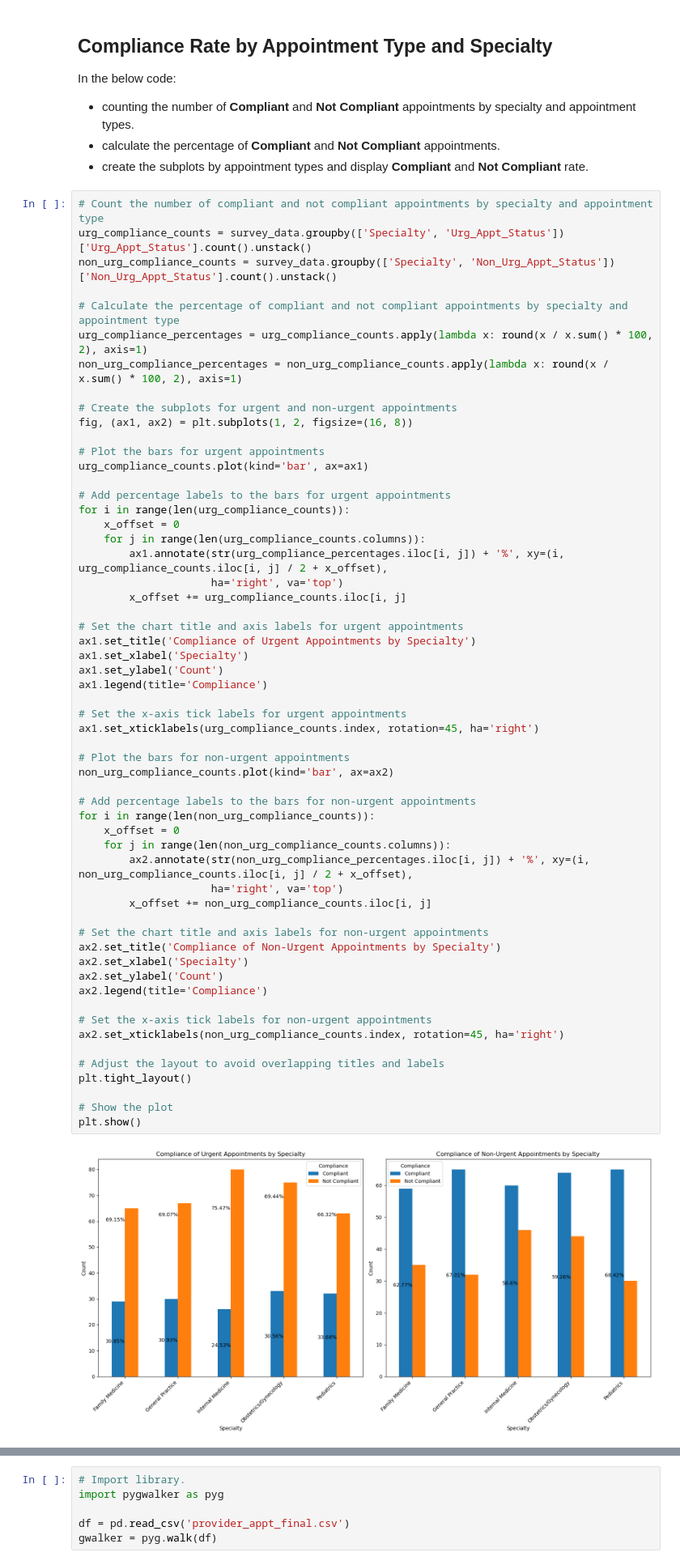
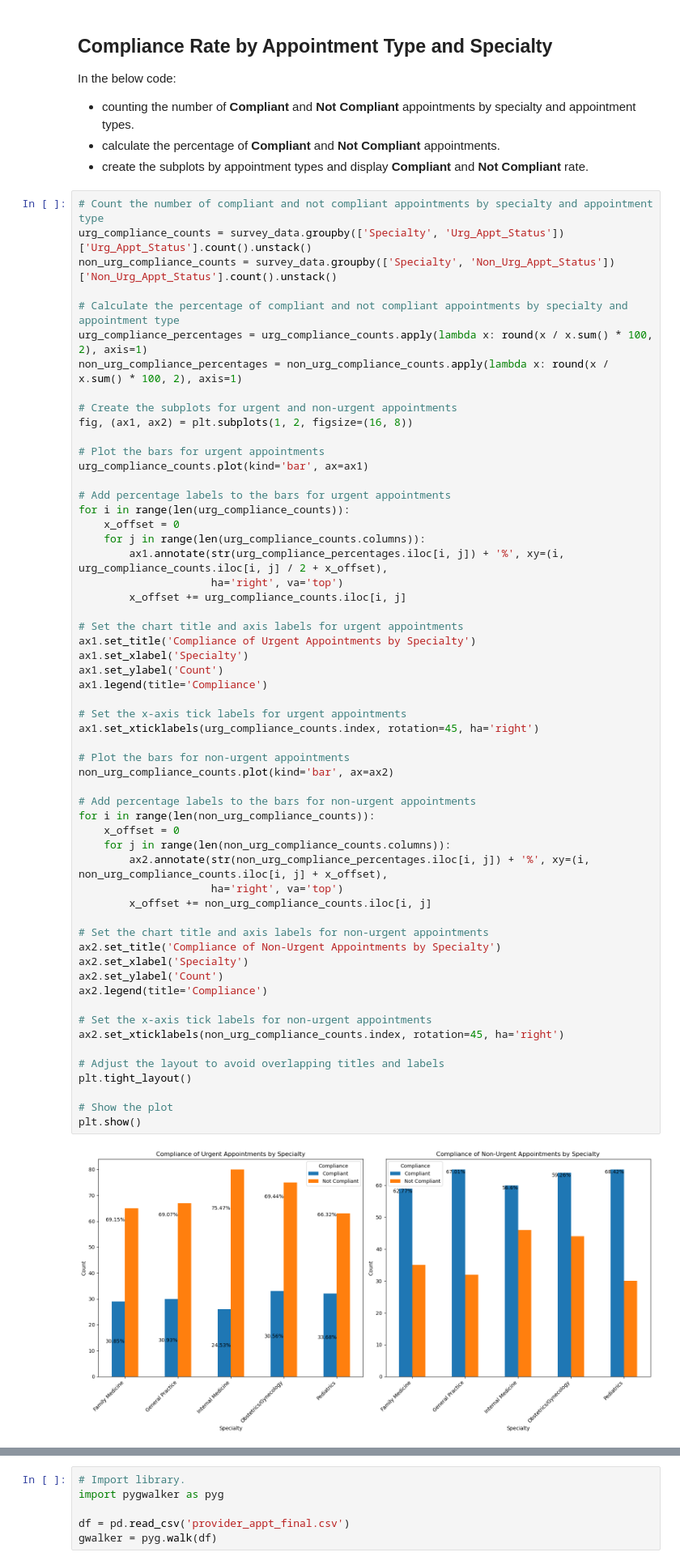
Before and after one commit to shahbijay/provider-appt-kymc, a Jupyter notebook: script_provider-appt.ipynb, the cells around one changed output, grey strips where cells are left out. Shown at 81% size. Cells and saved outputs as stored; diff of their text form.

```diff
--- a/script_provider-appt.ipynb
+++ b/script_provider-appt.ipynb
@@ -445,35 +445,35 @@ ax1.set_ylabel('Count')
 ax1.legend(title='Compliance')
 
 # Set the x-axis tick labels for urgent appointments
 ax1.set_xticklabels(urg_compliance_counts.index, rotation=45, ha='right')
 
 # Plot the bars for non-urgent appointments
 non_urg_compliance_counts.plot(kind='bar', ax=ax2)
 
 # Add percentage labels to the bars for non-urgent appointments
 for i in range(len(non_urg_compliance_counts)):
     x_offset = 0
     for j in range(len(non_urg_compliance_counts.columns)):
-        ax2.annotate(str(non_urg_compliance_percentages.iloc[i, j]) + '%', xy=(i, non_urg_compliance_counts.iloc[i, j] / 2 + x_offset),
+        ax2.annotate(str(non_urg_compliance_percentages.iloc[i, j]) + '%', xy=(i, non_urg_compliance_counts.iloc[i, j] + x_offset),
                      ha='right', va='top')
         x_offset += non_urg_compliance_counts.iloc[i, j]
 
 # Set the chart title and axis labels for non-urgent appointments
 ax2.set_title('Compliance of Non-Urgent Appointments by Specialty')
 ax2.set_xlabel('Specialty')
 ax2.set_ylabel('Count')
 ax2.legend(title='Compliance')
 
 # Set the x-axis tick labels for non-urgent appointments
 ax2.set_xticklabels(non_urg_compliance_counts.index, rotation=45, ha='right')
 
 # Adjust the layout to avoid overlapping titles and labels
 plt.tight_layout()
 
 # Show the plot
 plt.show()
 # %% [output]
-[figure, old version]
+[figure, new version]
 # %% [markdown]
 # Optional Content.
 ## User can analyze and configure this graph based on their need.
```
Also changed, not shown: 1 other file.
